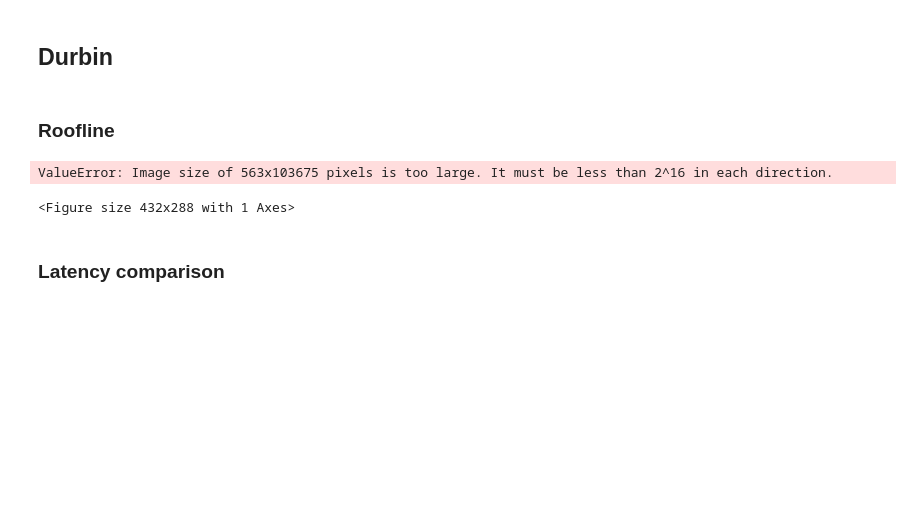
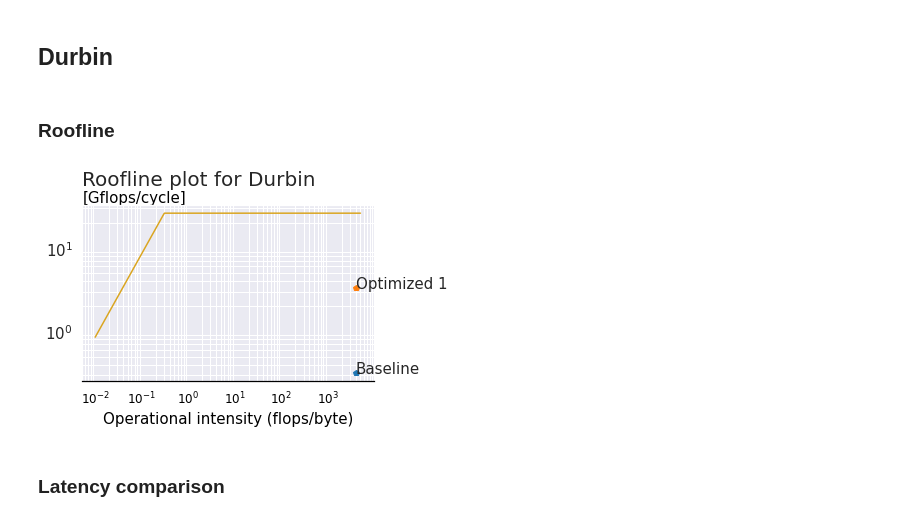
Before and after one commit to fabianlandwehr1/DPHPC-Project, a Jupyter notebook: graphs/DPHPC Graphs.ipynb, the cells around one changed output. Cells and saved outputs as stored; diff of their text form; code cells hidden in the pictures; blank space fills up the shorter version.

```diff
--- a/graphs/DPHPC Graphs.ipynb
+++ b/graphs/DPHPC Graphs.ipynb
@@ -341,36 +340,35 @@ y = np.array(temp)
 ax.plot(x,y,color='goldenrod')
 
 #plot kernels
 for i in range(len(kernel)):
     ax.plot(kernel[i][0], kernel[i][1], 'p', color=kernel[i][2])
 
 # Add labels to each datapoint
 for i, txt in enumerate(kernel_names):
     ax.annotate(txt, (kernel[i][0], kernel[i][1]), (kernel[i][0] + annotation_offset, kernel[i][1] + annotation_offset))
 
 ## Roofline settings #########################################################################
 
 ax.set_xscale("log")
 ax.set_yscale("log")
 ax.set_title('Roofline plot for {}'.format(kernel_name), loc='left', pad = 20)
 ax.set_xlabel('Operational intensity (flops/byte)')
 ax.set_ylabel('[Gflops/cycle]', rotation=0, loc = 'top')
 ax.grid(which="both")
 ax.spines['bottom'].set_color('black')
 ax.tick_params(axis='x', colors='black')
 ax.xaxis.label.set_color('black')
 ax.yaxis.label.set_color('black')
 # plt.legend(loc='upper left')
-# ax.yaxis.set_label_coords(0.35, 1)
+ax.yaxis.set_label_coords(0.36, 1)
 
 # plt.xticks(x, x)
 plt.tight_layout() #Cuts waste white space
 plt.savefig('./{}_roofline.pdf'.format(kernel_name),
             facecolor=fig.get_facecolor(), bbox_inches="tight", edgecolor='None',dpi=500)
 plt.show()
 # %% [output]
-ValueError: Image size of 563x103675 pixels is too large. It must be less than 2^16 in each direction.
-<Figure size 432x288 with 1 Axes>
+[figure, added]
 # %% [markdown]
 ### Latency comparison
 # %%
```
Also changed, not shown: parts of 5 cells of this notebook, 10 other files.
